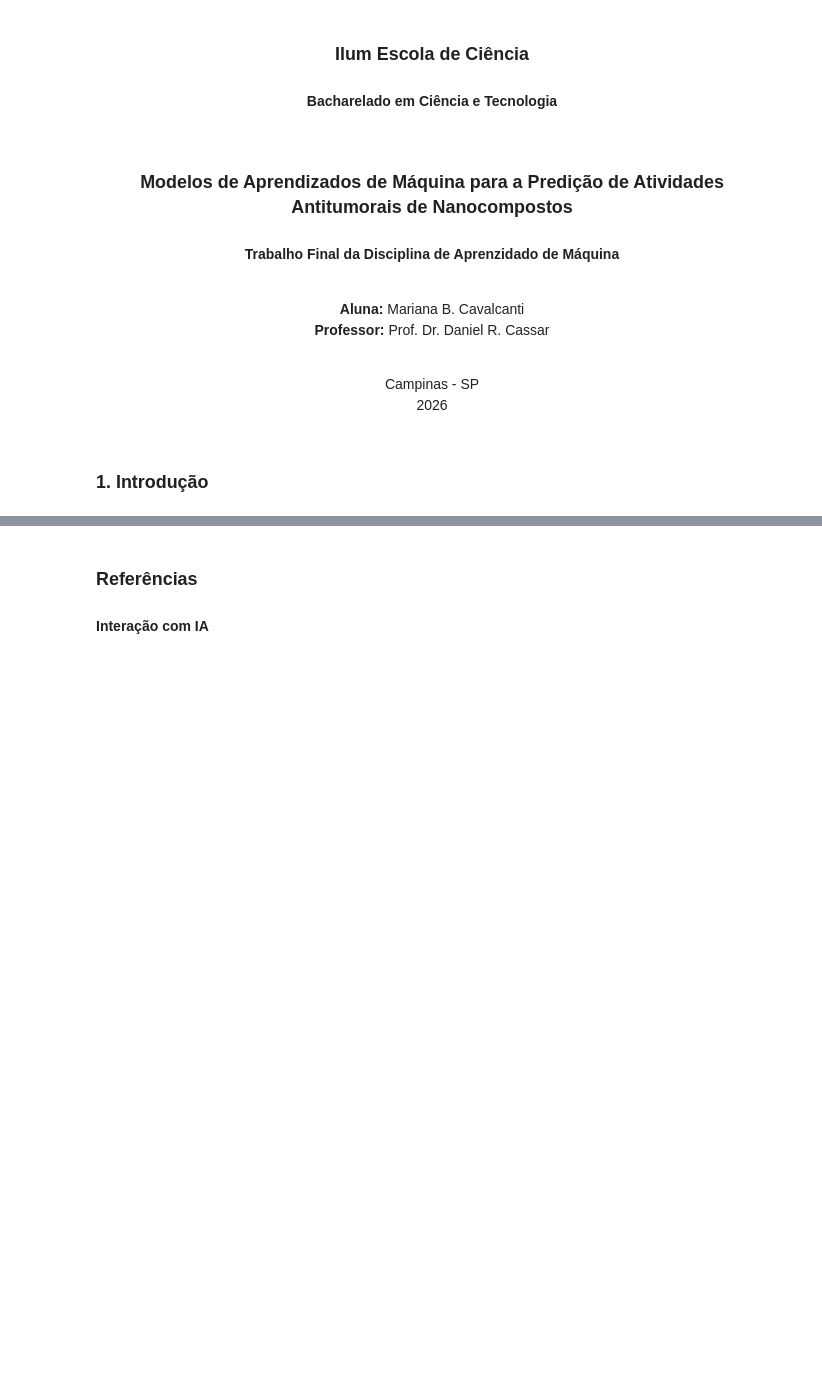
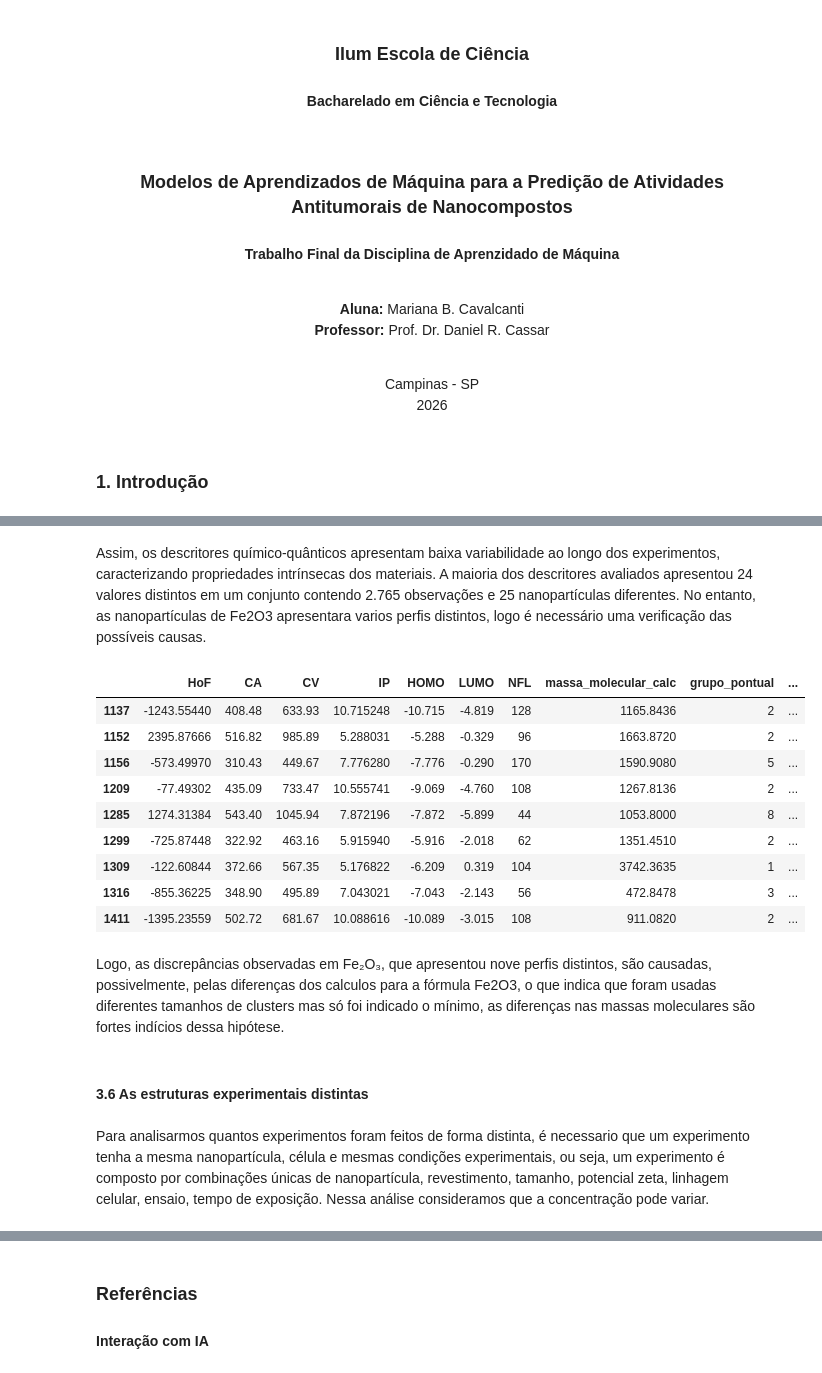
Before and after one commit to mbuenocavalcanti/Trabalho_final_de_machine_learning, a Jupyter notebook: projetofinal_ml.ipynb, the cells around one changed output, grey strips where cells are left out. Drawn from its saved outputs; the diff is of its cells as text; code cells hidden in the pictures; blank space fills up the shorter version.

```diff
--- a/projetofinal_ml.ipynb
+++ b/projetofinal_ml.ipynb
@@ -26,0 +378,19 @@ Campinas - SP
+# %%
+QUANTICOS = [
+    "HoF",
+    "CA",
+    "CV",
+    "IP",
+    "HOMO",
+    "LUMO",
+    "NFL",
+    "massa_molecular_calc",
+    "grupo_pontual",
+    "TX",
+    "dureza_molecular",
+    "eletrofilicidade",
+    "Eg",
+    "Pol",
+    "S"
+]
+df = dados_literatura.copy()
@@ -26,0 +460,24 @@ Campinas - SP
+# %% [markdown]
+Assim, os descritores químico-quânticos apresentam baixa variabilidade ao longo dos experimentos, caracterizando propriedades intrínsecas dos materiais. A maioria dos descritores avaliados apresentou 24 valores distintos em um conjunto contendo 2.765 observações e 25 nanopartículas diferentes. No entanto, as nanopartículas de Fe2O3 apresentara varios perfis distintos, logo é necessário uma verificação das possíveis causas.
+# %%
+dados_literatura.loc[
+    dados_literatura["nanoparticula"] == "Fe2O3",
+    QUANTICOS
+].drop_duplicates()
+# %% [output]
+|  | HoF | CA | CV | IP | HOMO | LUMO | NFL | massa_molecular_calc | grupo_pontual | ... |
+| 1137 | -1243.55440 | 408.48 | 633.93 | 10.715248 | -10.715 | -4.819 | 128 | 1165.8436 | 2 | ... |
+| 1152 | 2395.87666 | 516.82 | 985.89 | 5.288031 | -5.288 | -0.329 | 96 | 1663.8720 | 2 | ... |
+| 1156 | -573.49970 | 310.43 | 449.67 | 7.776280 | -7.776 | -0.290 | 170 | 1590.9080 | 5 | ... |
+| 1209 | -77.49302 | 435.09 | 733.47 | 10.555741 | -9.069 | -4.760 | 108 | 1267.8136 | 2 | ... |
+| 1285 | 1274.31384 | 543.40 | 1045.94 | 7.872196 | -7.872 | -5.899 | 44 | 1053.8000 | 8 | ... |
+| 1299 | -725.87448 | 322.92 | 463.16 | 5.915940 | -5.916 | -2.018 | 62 | 1351.4510 | 2 | ... |
+| 1309 | -122.60844 | 372.66 | 567.35 | 5.176822 | -6.209 | 0.319 | 104 | 3742.3635 | 1 | ... |
+| 1316 | -855.36225 | 348.90 | 495.89 | 7.043021 | -7.043 | -2.143 | 56 | 472.8478 | 3 | ... |
+| 1411 | -1395.23559 | 502.72 | 681.67 | 10.088616 | -10.089 | -3.015 | 108 | 911.0820 | 2 | ... |
+# %% [markdown]
+Logo, as discrepâncias observadas em Fe₂O₃, que apresentou nove perfis distintos, são causadas, possivelmente, pelas diferenças dos calculos para a fórmula Fe2O3, o que indica que foram usadas diferentes tamanhos de clusters mas só foi indicado o mínimo, as diferenças nas massas moleculares são fortes indícios dessa hipótese.
+# %% [markdown]
+#### 3.6 As estruturas experimentais distintas
+# %% [markdown]
+Para analisarmos quantos experimentos foram feitos de forma distinta, é necessario que um experimento tenha a mesma nanopartícula, célula e mesmas condições experimentais, ou seja, um experimento é composto por combinações únicas de nanopartícula, revestimento, tamanho, potencial zeta, linhagem celular, ensaio, tempo de exposição. Nessa análise consideramos que a concentração pode variar.
```
Also changed, not shown: parts of 34 cells of this notebook.
